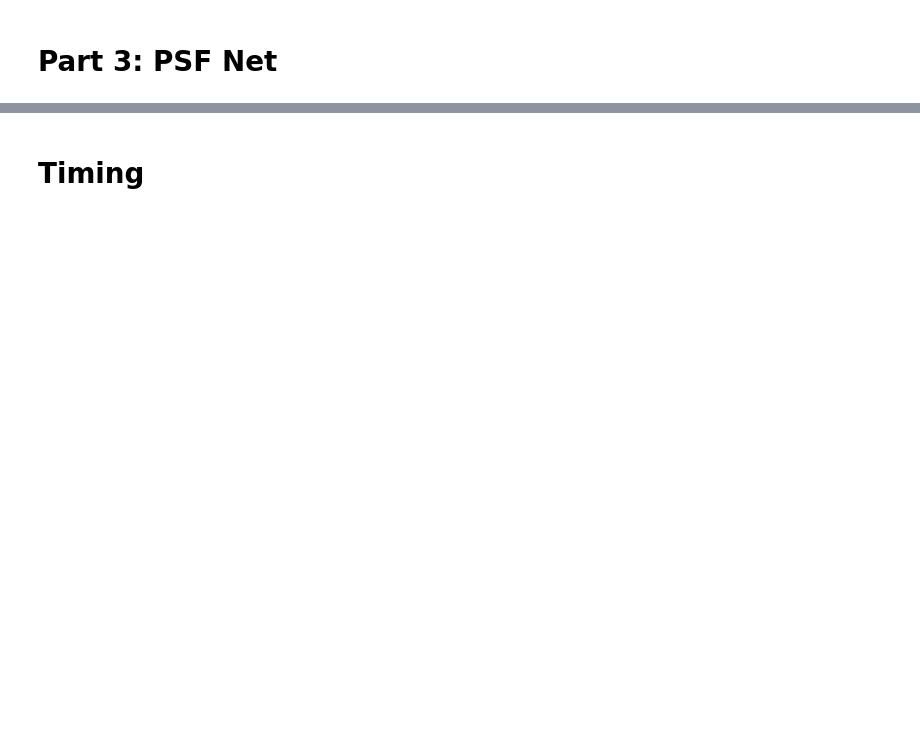
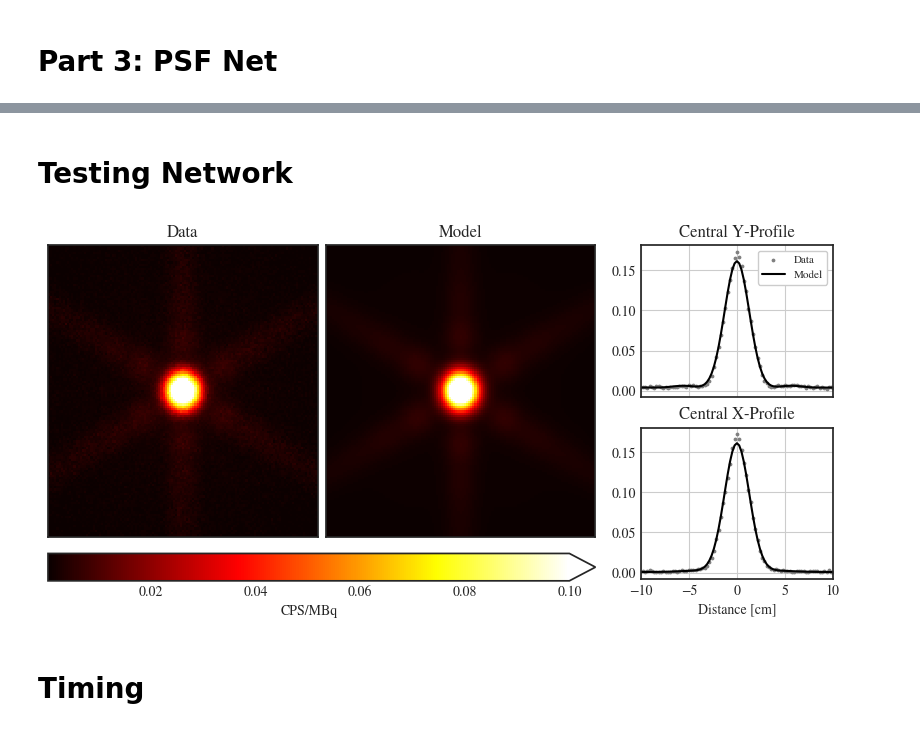
Before and after one commit to lukepolson/spect_psf_fitting, a Jupyter notebook: faster_implementation.ipynb, the cells around one changed output, grey strips where cells are left out. Cells and saved outputs as stored; diff of their text form; code cells hidden in the pictures; blank space fills up the shorter version.

Commit message:
timing/testing going well

```diff
--- a/faster_implementation.ipynb
+++ b/faster_implementation.ipynb
@@ -88,7 +101,7 @@ plt.savefig('paper_model_vs_data.png', dpi=300)
 # Part 3: PSF Net
 # %%
 distances = np.array(ds)
-psf_net = get_psf_net(np.array(ds), dr0[0], projectionss_data, w, iso, g_params, SA)
+psf_net = get_psf_net(np.array(ds), dr0[0], projectionss_data, w, iso, g_params, SA, Nx-1)
 with open('psf_net.pkl', 'wb') as f:
     pickle.dump(psf_net, f)
 # %%
@@ -123,2 +136,56 @@ plt.show()
+# %% [markdown]
+# Testing Network
+# %%
+idx = 4
+size = 127
+x = torch.zeros((1,size,size,size)).to(pytomography.device)
+x[:,:,63,63] = 1
+pad_size = size + 2*int(np.ceil((np.sqrt(2)*size - size)/2))
+distances_test = np.zeros(pad_size) + ds[idx]
+dr = 0.24
+with open('psf_net.pkl', 'rb') as f:
+    psf_net = pickle.load(f)
+psf_net.configure(distances_test, dr, size)
+x = pad_object(x)
+theory = psf_net(x, norm=False)
+theory = unpad_object(theory)[0][0].cpu().numpy()
+data = projectionss_data[idx]
+# %%
+x = np.arange(-63, 64, 1)*dr0[0]
+fig = plt.figure(constrained_layout=True, figsize=(8,4))
+(subfig_l, subfig_r) = fig.subfigures(nrows=1, ncols=2, width_ratios=(2,0.85))
+axes_l = subfig_l.subplots(nrows=1, ncols=2)
+axes_l[0].pcolormesh(data.T, cmap='hot', vmax=0.1)
+axes_l[0].tick_params(axis='both', which='both', length=0)
+axes_l[0].set_xticklabels([])
+axes_l[0].set_yticklabels([])
+axes_l[0].set_title('Data')
+im = axes_l[1].pcolormesh(theory.T, cmap='hot', vmax=0.1)
+axes_l[1].tick_params(axis='both', which='both', length=0)
+axes_l[1].set_xticklabels([])
+axes_l[1].set_yticklabels([])
+axes_l[1].set_title('Model')
+subfig_l.colorbar(im, ax=axes_l, location='bottom', label='CPS/MBq', extend='max')
+
+axes_r = subfig_r.subplots(nrows=2, ncols=1)
+axes_r[0].scatter(x, data[64], color='grey', s=3, label='Data')
+axes_r[0].plot(x, theory[64], color='k', label='Model')
+axes_r[0].set_xlim(-10,10)
+#axes_r[0].semilogy()
+axes_r[0].set_xticklabels([])
+axes_r[0].set_title('Central Y-Profile')
+axes_r[0].grid()
+axes_r[0].legend(facecolor='white', framealpha=1, frameon=True, loc='upper right', fontsize=8)
+axes_r[1].scatter(x, data[:,64], color='grey', s=3)
+axes_r[1].plot(x, theory[:,64], color='k')
+axes_r[1].set_xlim(-10,10)
+#axes_r[1].semilogy()
+axes_r[1].set_xlabel('Distance [cm]')
+axes_r[1].set_title('Central X-Profile')
+axes_r[1].grid()
+
+plt.savefig('paper_model_vs_data.png', dpi=300)
+# %% [output]
+[figure, added]
 # %% [markdown]
 # Timing
```
Also changed, not shown: parts of 30 cells of this notebook, 4 other files.
